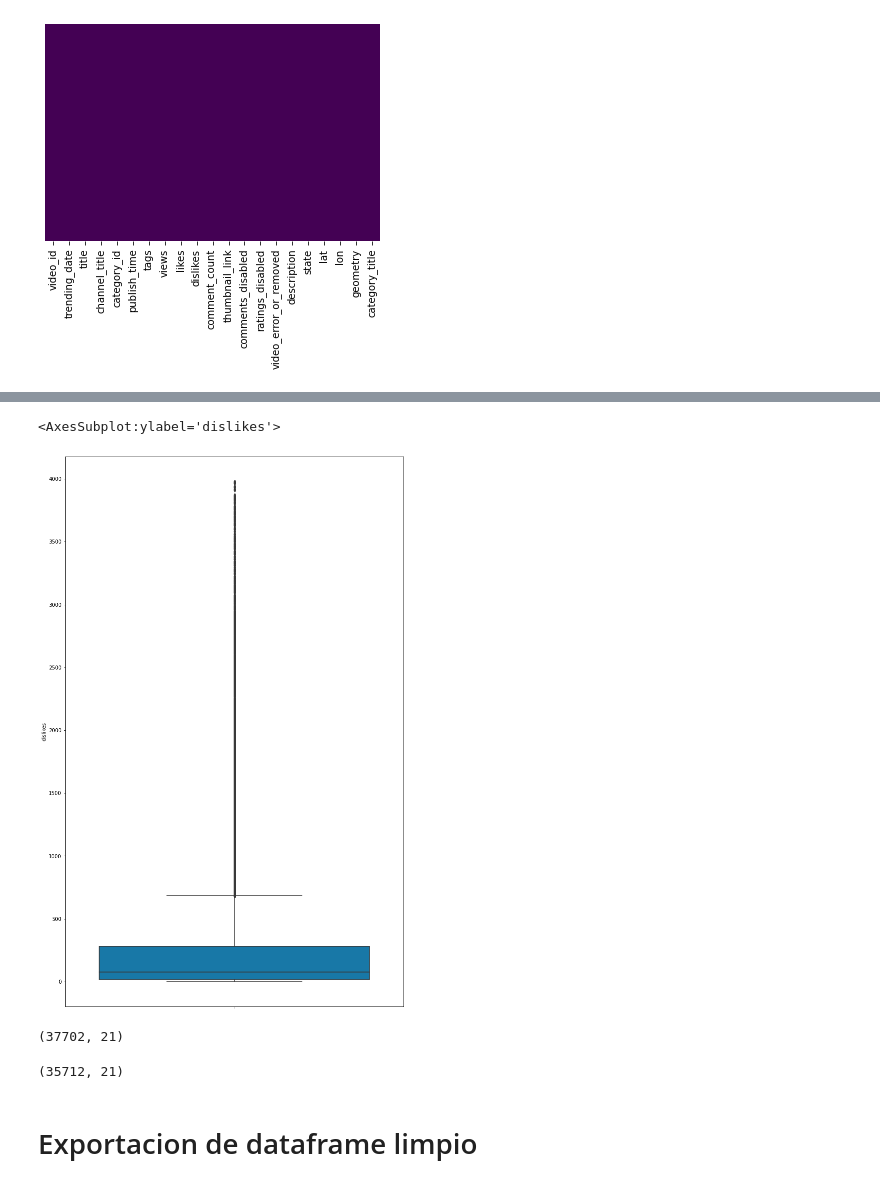
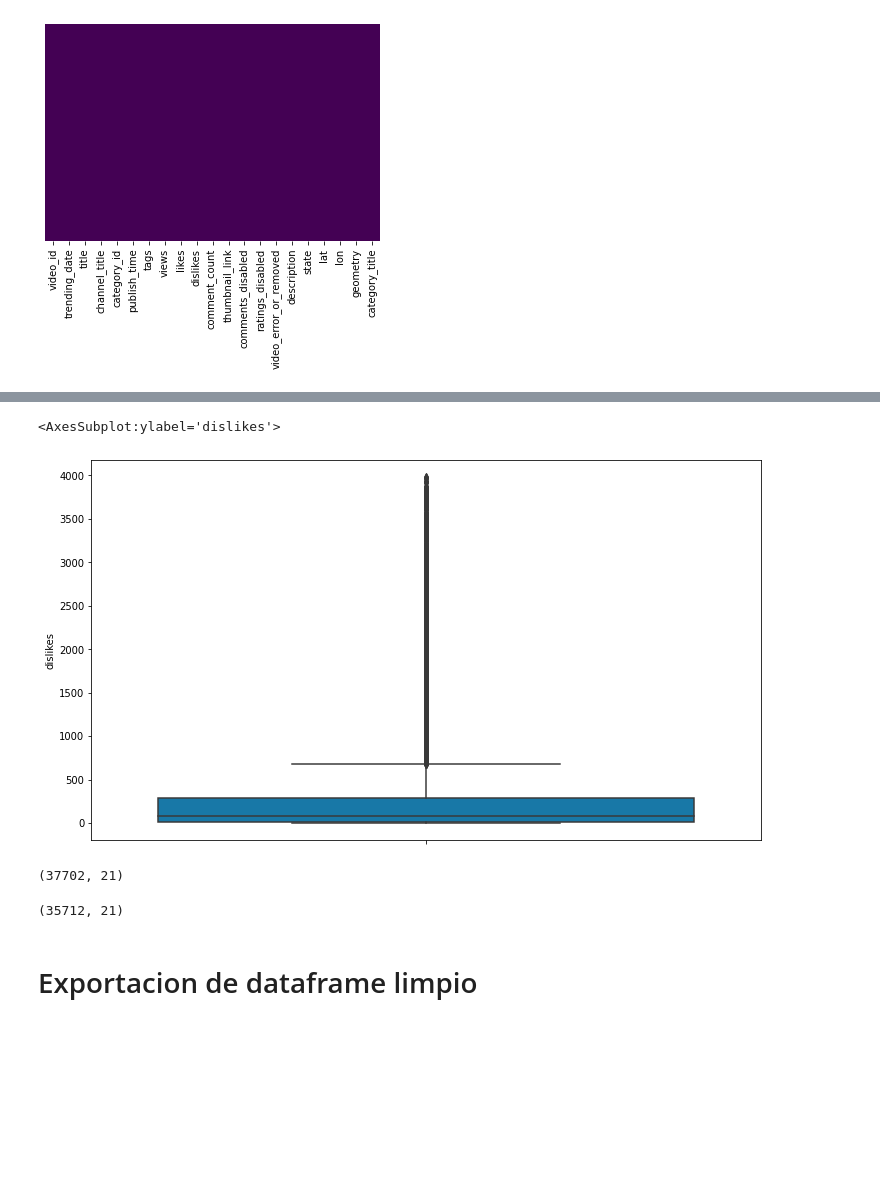
Before and after one commit to SebsPER/-EB-2021-1-CC51, a Jupyter notebook: code/Carga-Inspeccion-PreProcesamiento.ipynb, the cells around one changed output, grey strips where cells are left out. Drawn from its saved outputs; the diff is of its cells as text; code cells hidden in the pictures; blank space fills up the shorter version.

```diff
--- a/code/Carga-Inspeccion-PreProcesamiento.ipynb
+++ b/code/Carga-Inspeccion-PreProcesamiento.ipynb
@@ -222,14 +210,0 @@ Frcl=Frcl[(z< 3)]
-# %%
-plt.figure(figsize=(12, 20))
-sns.boxplot(y=Frcl['dislikes'], data=FrvidsClean,palette='winter')
-# %% [output]
-<AxesSubplot:ylabel='dislikes'>
-[figure, removed]
-# %%
-FrvidsClean.shape
-# %% [output]
-(37702, 21)
-# %%
-Frcl.shape
-# %% [output]
-(35712, 21)
@@ -236,3 +225,17 @@ Frcl.shape
+# %%
+plt.figure(figsize=(12, 7))
+sns.boxplot(y=Frcl['dislikes'], data=FrvidsClean,palette='winter')
+# %% [output]
+<AxesSubplot:ylabel='dislikes'>
+[figure, added]
+# %%
+FrvidsClean.shape
+# %% [output]
+(37702, 21)
+# %%
+Frcl.shape
+# %% [output]
+(35712, 21)
 # %% [markdown]
 # Exportacion de dataframe limpio
 # %%
```
Also changed, not shown: parts of 6 cells of this notebook, 2 other files.
